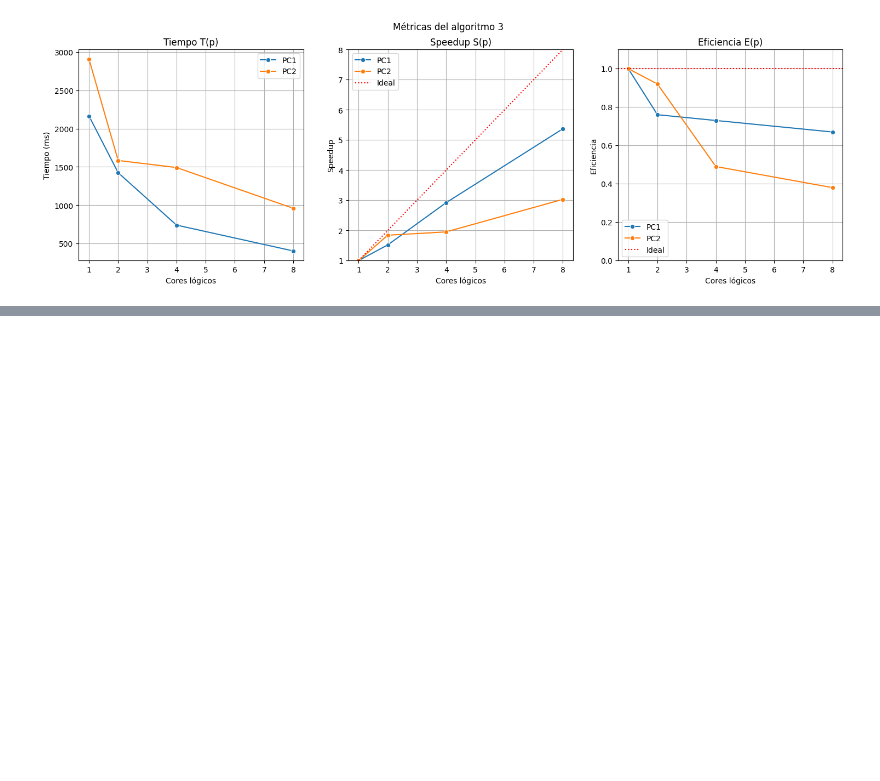
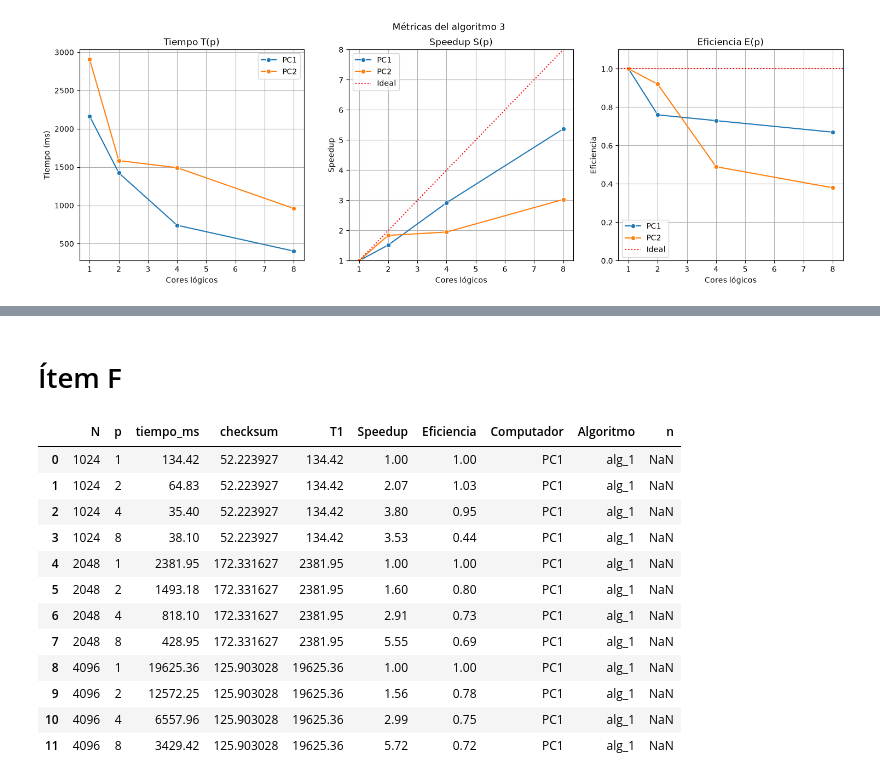
Before and after one commit to Jimenez73/alg_paralelos, a Jupyter notebook: tarea_2/graphs.ipynb, the cells around one changed output, grey strips where cells are left out. Saved outputs shown, nothing was run; the diff lists cells and outputs as text; code cells hidden in the pictures; blank space fills up the shorter version.

```diff
--- a/tarea_2/graphs.ipynb
+++ b/tarea_2/graphs.ipynb
@@ -300,0 +384,18 @@ plt.show()
+# %% [markdown]
+# Ítem F
+# %%
+df_all[(df_all["Algoritmo"] == "alg_1") & (df_all["Computador"] == "PC1")]
+# %% [output]
+|  | N | p | tiempo_ms | checksum | T1 | Speedup | Eficiencia | Computador | Algoritmo | n |
+| 0 | 1024 | 1 | 134.42 | 52.223927 | 134.42 | 1.00 | 1.00 | PC1 | alg_1 | NaN |
+| 1 | 1024 | 2 | 64.83 | 52.223927 | 134.42 | 2.07 | 1.03 | PC1 | alg_1 | NaN |
+| 2 | 1024 | 4 | 35.40 | 52.223927 | 134.42 | 3.80 | 0.95 | PC1 | alg_1 | NaN |
+| 3 | 1024 | 8 | 38.10 | 52.223927 | 134.42 | 3.53 | 0.44 | PC1 | alg_1 | NaN |
+| 4 | 2048 | 1 | 2381.95 | 172.331627 | 2381.95 | 1.00 | 1.00 | PC1 | alg_1 | NaN |
+| 5 | 2048 | 2 | 1493.18 | 172.331627 | 2381.95 | 1.60 | 0.80 | PC1 | alg_1 | NaN |
+| 6 | 2048 | 4 | 818.10 | 172.331627 | 2381.95 | 2.91 | 0.73 | PC1 | alg_1 | NaN |
+| 7 | 2048 | 8 | 428.95 | 172.331627 | 2381.95 | 5.55 | 0.69 | PC1 | alg_1 | NaN |
+| 8 | 4096 | 1 | 19625.36 | 125.903028 | 19625.36 | 1.00 | 1.00 | PC1 | alg_1 | NaN |
+| 9 | 4096 | 2 | 12572.25 | 125.903028 | 19625.36 | 1.56 | 0.78 | PC1 | alg_1 | NaN |
+| 10 | 4096 | 4 | 6557.96 | 125.903028 | 19625.36 | 2.99 | 0.75 | PC1 | alg_1 | NaN |
+| 11 | 4096 | 8 | 3429.42 | 125.903028 | 19625.36 | 5.72 | 0.72 | PC1 | alg_1 | NaN |
```
Also changed, not shown: parts of 10 cells of this notebook, 20 other files.
